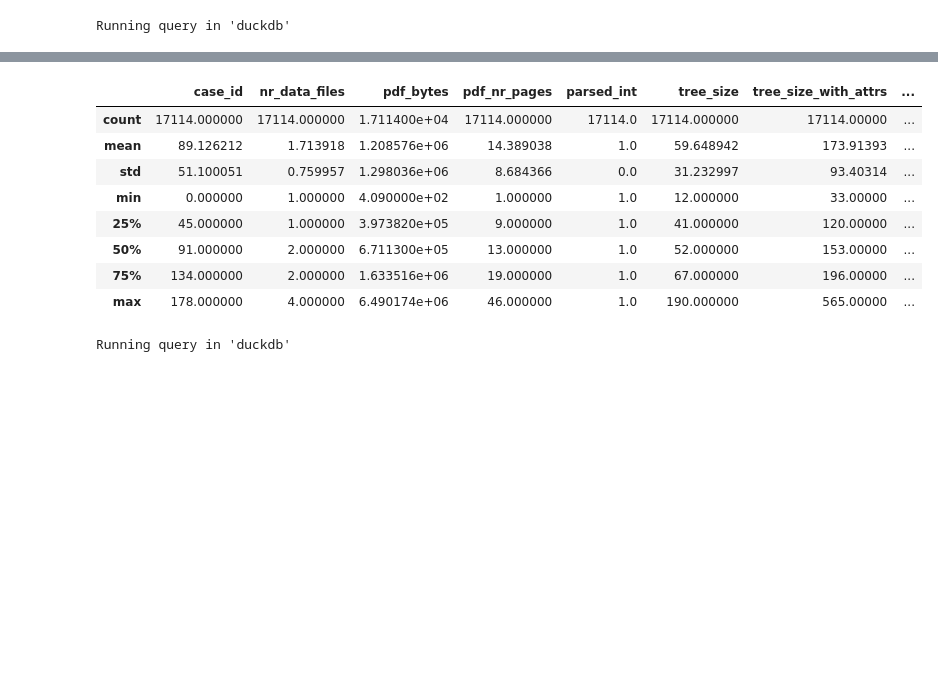
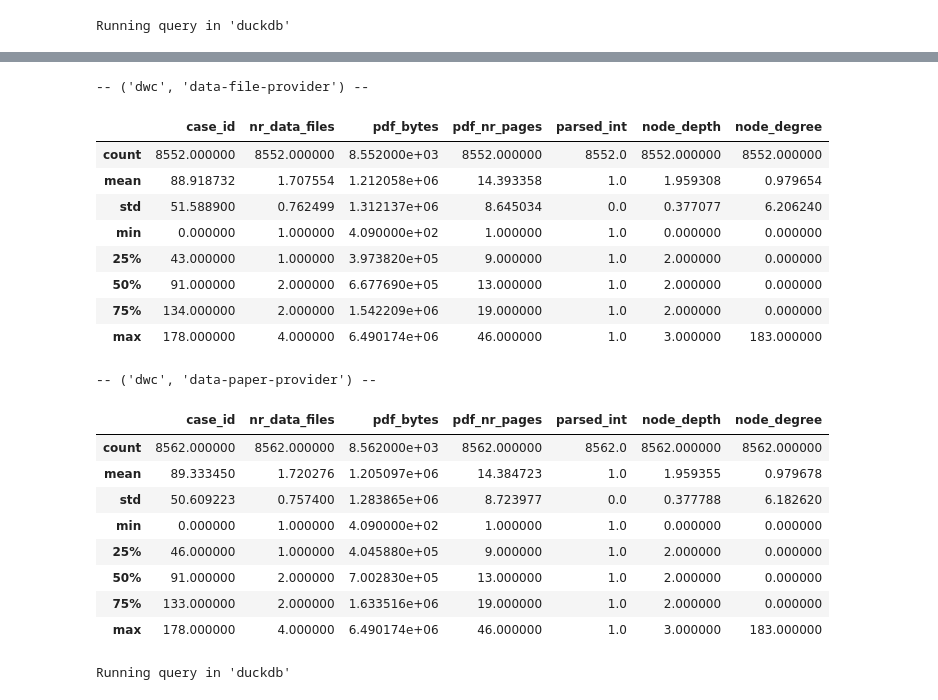
Before and after one commit to mitja-o/metadata-assistant, a Jupyter notebook: analysis/experiment_results_collected.ipynb, the cells around one changed output, grey strips where cells are left out. Cells and saved outputs as stored; diff of their text form; code cells hidden in the pictures; blank space fills up the shorter version.

```diff
--- a/analysis/experiment_results_collected.ipynb
+++ b/analysis/experiment_results_collected.ipynb
@@ -621,0 +634,4 @@ Running query in 'duckdb'
+# %%
+for name, group in gt_experiment_tree_info_grand.groupby("mschema"):
+    print(f"-- {name} --")
+    display(group.describe())
@@ -621,0 +668,4 @@ Running query in 'duckdb'
+# %%
+for name, group in gt_experiment_tree_info_node.groupby("mschema"):
+    print(f"-- {name} --")
+    display(group.describe())
@@ -671,0 +725,8 @@ experiment_tree_info_grand_dwc.describe()
+# %%
+for name, group in experiment_tree_info_grand_dwc.groupby(["mschema", "treatment_repl"]):
+    print(f"-- {name} --")
+    display(
+        group[
+            ["case_id", "nr_data_files", "pdf_bytes", "pdf_nr_pages", "parsed_int", "tree_size", "tree_size_with_attrs"]
+        ].describe()
+    )
@@ -672,15 +754,32 @@ experiment_tree_info_grand_dwc.describe()
 # %%
-experiment_tree_info_node_dwc.describe()
+for name, group in experiment_tree_info_node_dwc.groupby(["mschema", "treatment_repl"]):
+    print(f"-- {name} --")
+    display(
+        group[
+            ["case_id", "nr_data_files", "pdf_bytes", "pdf_nr_pages", "parsed_int", "node_depth", "node_degree"]
+        ].describe()
+    )
 # %% [output]
+-- ('dwc', 'data-file-provider') --
-|  | case_id | nr_data_files | pdf_bytes | pdf_nr_pages | parsed_int | tree_size | tree_size_with_attrs | ... |
-| count | 17114.000000 | 17114.000000 | 1.711400e+04 | 17114.000000 | 17114.0 | 17114.000000 | 17114.00000 | ... |
-| mean | 89.126212 | 1.713918 | 1.208576e+06 | 14.389038 | 1.0 | 59.648942 | 173.91393 | ... |
-| std | 51.100051 | 0.759957 | 1.298036e+06 | 8.684366 | 0.0 | 31.232997 | 93.40314 | ... |
-| min | 0.000000 | 1.000000 | 4.090000e+02 | 1.000000 | 1.0 | 12.000000 | 33.00000 | ... |
-| 25% | 45.000000 | 1.000000 | 3.973820e+05 | 9.000000 | 1.0 | 41.000000 | 120.00000 | ... |
-| 50% | 91.000000 | 2.000000 | 6.711300e+05 | 13.000000 | 1.0 | 52.000000 | 153.00000 | ... |
-| 75% | 134.000000 | 2.000000 | 1.633516e+06 | 19.000000 | 1.0 | 67.000000 | 196.00000 | ... |
-| max | 178.000000 | 4.000000 | 6.490174e+06 | 46.000000 | 1.0 | 190.000000 | 565.00000 | ... |
+|  | case_id | nr_data_files | pdf_bytes | pdf_nr_pages | parsed_int | node_depth | node_degree |
+| count | 8552.000000 | 8552.000000 | 8.552000e+03 | 8552.000000 | 8552.0 | 8552.000000 | 8552.000000 |
+| mean | 88.918732 | 1.707554 | 1.212058e+06 | 14.393358 | 1.0 | 1.959308 | 0.979654 |
+| std | 51.588900 | 0.762499 | 1.312137e+06 | 8.645034 | 0.0 | 0.377077 | 6.206240 |
+| min | 0.000000 | 1.000000 | 4.090000e+02 | 1.000000 | 1.0 | 0.000000 | 0.000000 |
+| 25% | 43.000000 | 1.000000 | 3.973820e+05 | 9.000000 | 1.0 | 2.000000 | 0.000000 |
+| 50% | 91.000000 | 2.000000 | 6.677690e+05 | 13.000000 | 1.0 | 2.000000 | 0.000000 |
+| 75% | 134.000000 | 2.000000 | 1.542209e+06 | 19.000000 | 1.0 | 2.000000 | 0.000000 |
+| max | 178.000000 | 4.000000 | 6.490174e+06 | 46.000000 | 1.0 | 3.000000 | 183.000000 |
+-- ('dwc', 'data-paper-provider') --
+|  | case_id | nr_data_files | pdf_bytes | pdf_nr_pages | parsed_int | node_depth | node_degree |
+| count | 8562.000000 | 8562.000000 | 8.562000e+03 | 8562.000000 | 8562.0 | 8562.000000 | 8562.000000 |
+| mean | 89.333450 | 1.720276 | 1.205097e+06 | 14.384723 | 1.0 | 1.959355 | 0.979678 |
+| std | 50.609223 | 0.757400 | 1.283865e+06 | 8.723977 | 0.0 | 0.377788 | 6.182620 |
+| min | 0.000000 | 1.000000 | 4.090000e+02 | 1.000000 | 1.0 | 0.000000 | 0.000000 |
+| 25% | 46.000000 | 1.000000 | 4.045880e+05 | 9.000000 | 1.0 | 2.000000 | 0.000000 |
+| 50% | 91.000000 | 2.000000 | 7.002830e+05 | 13.000000 | 1.0 | 2.000000 | 0.000000 |
+| 75% | 133.000000 | 2.000000 | 1.633516e+06 | 19.000000 | 1.0 | 2.000000 | 0.000000 |
+| max | 178.000000 | 4.000000 | 6.490174e+06 | 46.000000 | 1.0 | 3.000000 | 183.000000 |
 # %%
 %%sql experiment_tree_info_grand_eml <<
 SELECT *,
```
Also changed, not shown: parts of 47 cells of this notebook.
